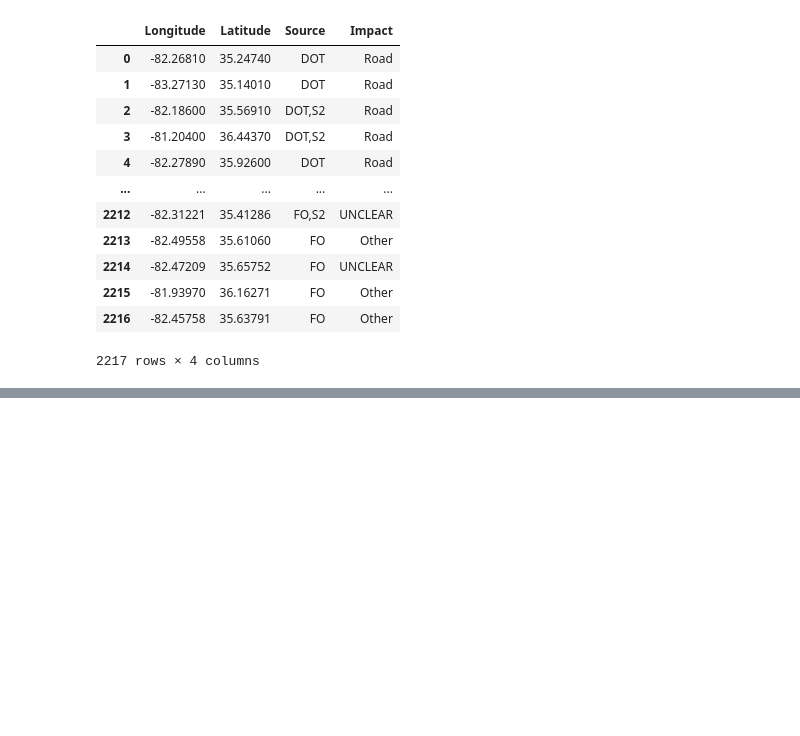
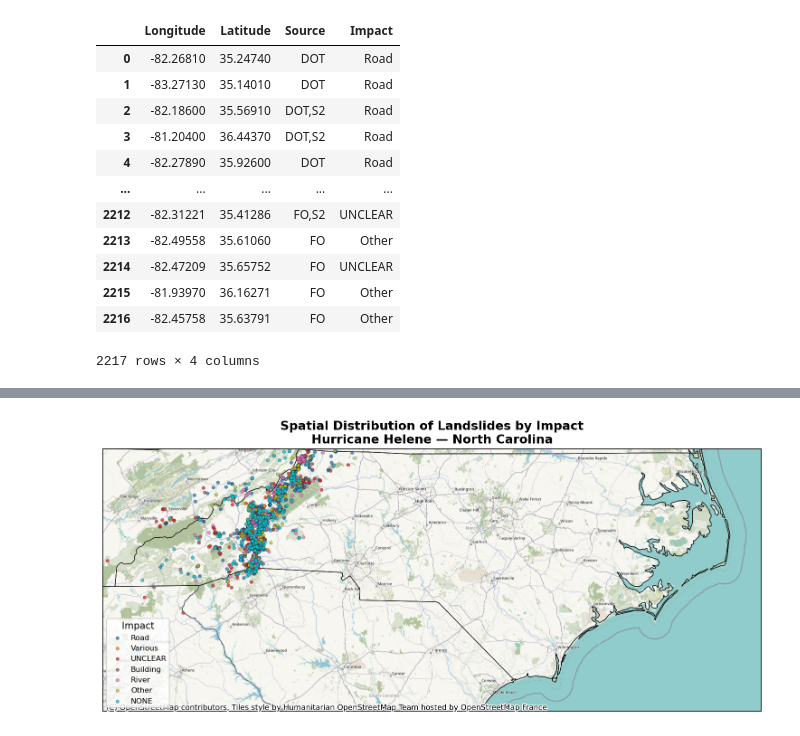
Before and after one commit to DAES433533/bluegreen, a Jupyter notebook: notebooks/helene_landslides.ipynb, the cells around one changed output, grey strips where cells are left out. Drawn from its saved outputs; the diff is of its cells as text; code cells hidden in the pictures; blank space fills up the shorter version.

Commit message:
Add flooding and landslides analysis for Hurricane Helene

```diff
--- a/notebooks/helene_landslides.ipynb
+++ b/notebooks/helene_landslides.ipynb
@@ -142,0 +299,84 @@ df
+# %%
+# Make a copy of the original landslide DataFrame
+df_plot = df.copy()
+
+# Define the column names for longitude and latitude
+lon_col = "Longitude"
+lat_col = "Latitude"
+
+# Remove any landslide records that are missing location information
+df_plot = df_plot.dropna(subset=[lon_col, lat_col])
+
+# Fill missing impact categories with "Unknown"
+df_plot["Impact"] = df_plot["Impact"].fillna("Unknown")
+
+# Define the geographic domain over North Carolina
+latS, latN = 33.5, 36.6
+lonW, lonE = -84.5, -75.0
+res = "10m"   # Resolution for Cartopy map features
+
+# Use Web Mercator projection (needed for Contextily basemap)
+proj = ccrs.epsg(3857)
+
+# Create the map figure and axis
+fig = plt.figure(figsize=(10, 10), dpi=150)
+ax = fig.add_subplot(1, 1, 1, projection=proj)
+
+# Set the map extent using latitude and longitude coordinates
+ax.set_extent([lonW, lonE, latS, latN], crs=ccrs.PlateCarree())
+
+# Add geographic features for context
+ax.add_feature(cfeature.COASTLINE.with_scale(res), linewidth=0.6)
+ax.add_feature(cfeature.STATES.with_scale(res), linewidth=0.5)
+ax.add_feature(cfeature.LAKES.with_scale(res), alpha=0.4)
+ax.add_feature(cfeature.RIVERS.with_scale(res), alpha=0.4)
+
+# Add a shaded basemap (OpenStreetMap via Contextily)
+ctx.add_basemap(ax, zoom=8, crs="EPSG:3857")
+
+# Plot landslides, colored by impact type
+# Get the unique impact categories
+impacts = df_plot["Impact"].unique()
+
+# Create a categorical colormap with one color per impact type
+cmap = plt.cm.get_cmap("tab10", len(impacts))
+
+# Plot each impact category separately
+for i, impact in enumerate(impacts):
+    sub = df_plot[df_plot["Impact"] == impact]
+    ax.scatter(
+        sub[lon_col],
+        sub[lat_col],
+        s=12,
+        color=cmap(i),
+        alpha=0.75,
+        edgecolor="k",
+        linewidth=0.2,
+        transform=ccrs.PlateCarree(),
+        label=impact,
+        zorder=3
+    )
+
+# Add title, legend, and formatting
+ax.set_title(
+    "Spatial Distribution of Landslides by Impact\nHurricane Helene — North Carolina",
+    fontweight="bold",
+    fontsize=13
+)
+
+# Add legend showing impact categories
+ax.legend(
+    loc="lower left",
+    fontsize=8,
+    frameon=True,
+    title="Impact"
+)
+
+# Add gridlines for reference
+ax.grid(True, linestyle=":", alpha=0.5)
+
+# Adjust layout and display the figure
+plt.tight_layout()
+plt.show()
+# %% [output]
+[figure, added]
```
Also changed, not shown: parts of 19 cells of this notebook, 1 other file.
